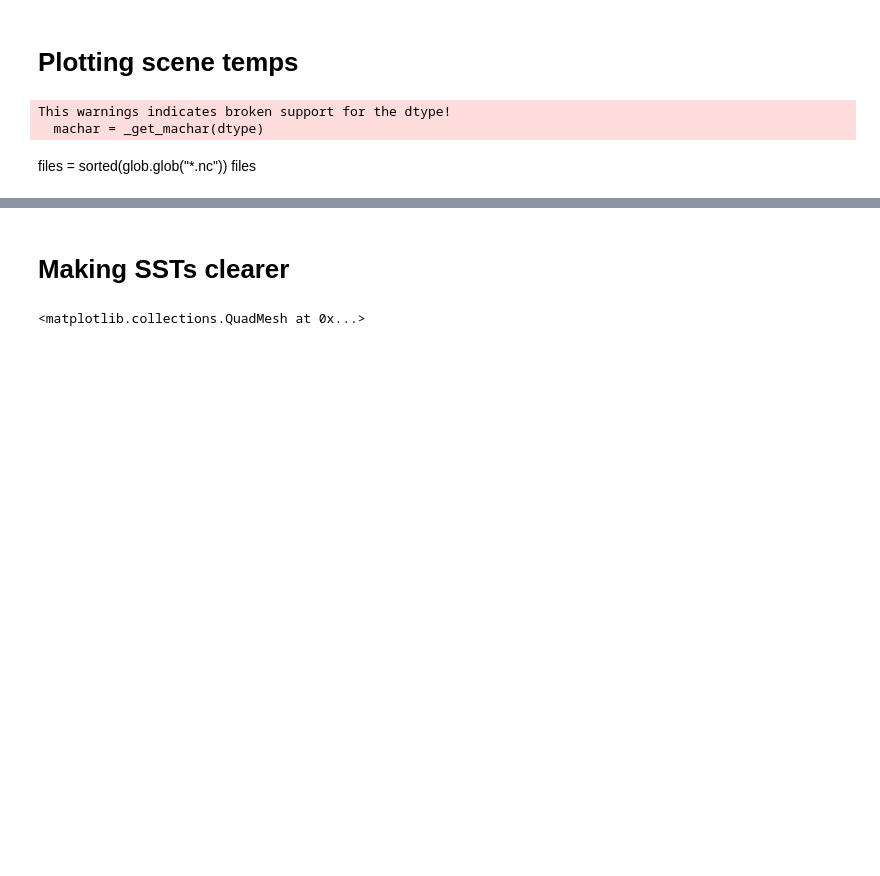
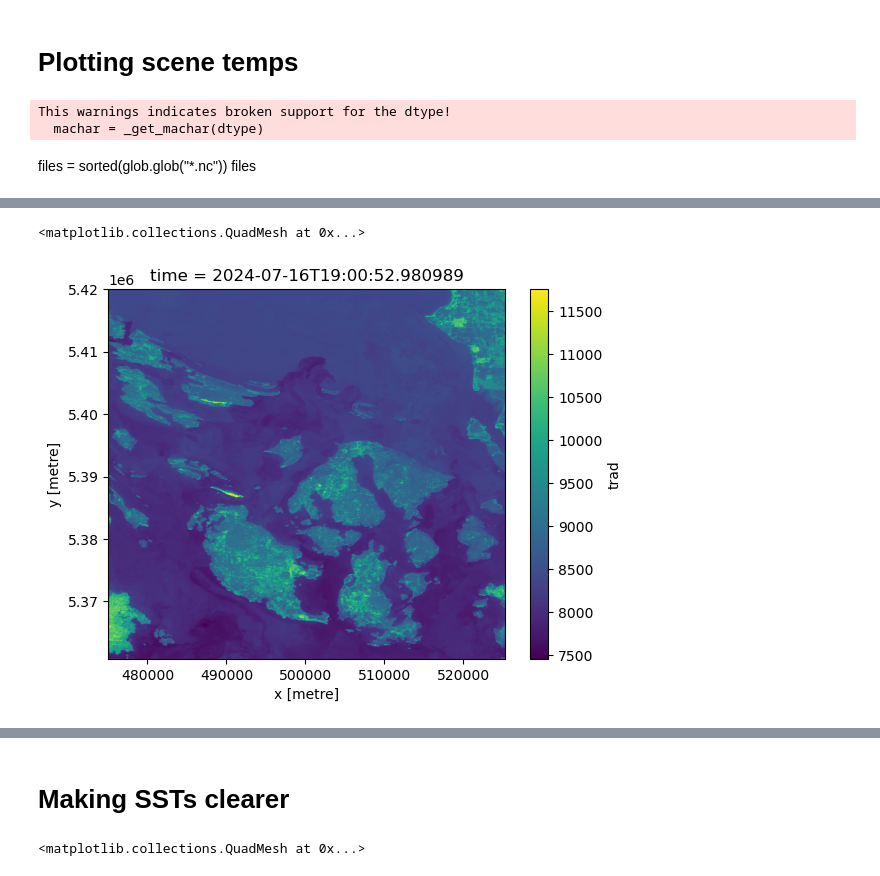
Before and after one commit to elischwat/summerfog, a Jupyter notebook: landsat/plotting-scenes-izzie.ipynb, the cells around one changed output, grey strips where cells are left out. Drawn from its saved outputs; the diff is of its cells as text; code cells hidden in the pictures; blank space fills up the shorter version.

```diff
--- a/landsat/plotting-scenes-izzie.ipynb
+++ b/landsat/plotting-scenes-izzie.ipynb
@@ -28,0 +58,5 @@ ds['temperature_degC'].plot(vmin=10, vmax=20)
+# %%
+ds['trad'].plot()
+# %% [output]
+<matplotlib.collections.QuadMesh at 0x...>
+[figure, added]
```
Also changed, not shown: parts of 12 cells of this notebook, 6 other files.
